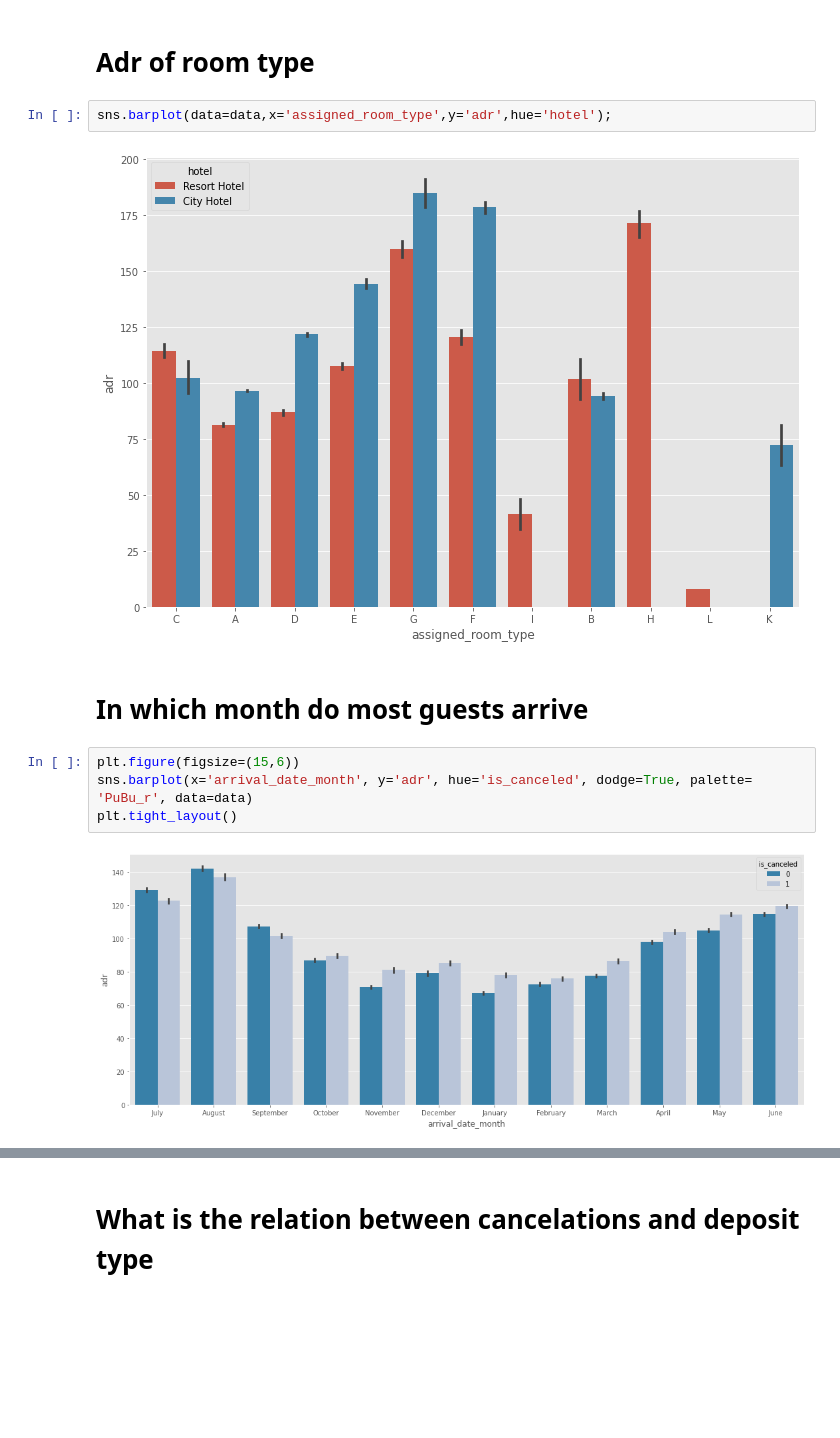
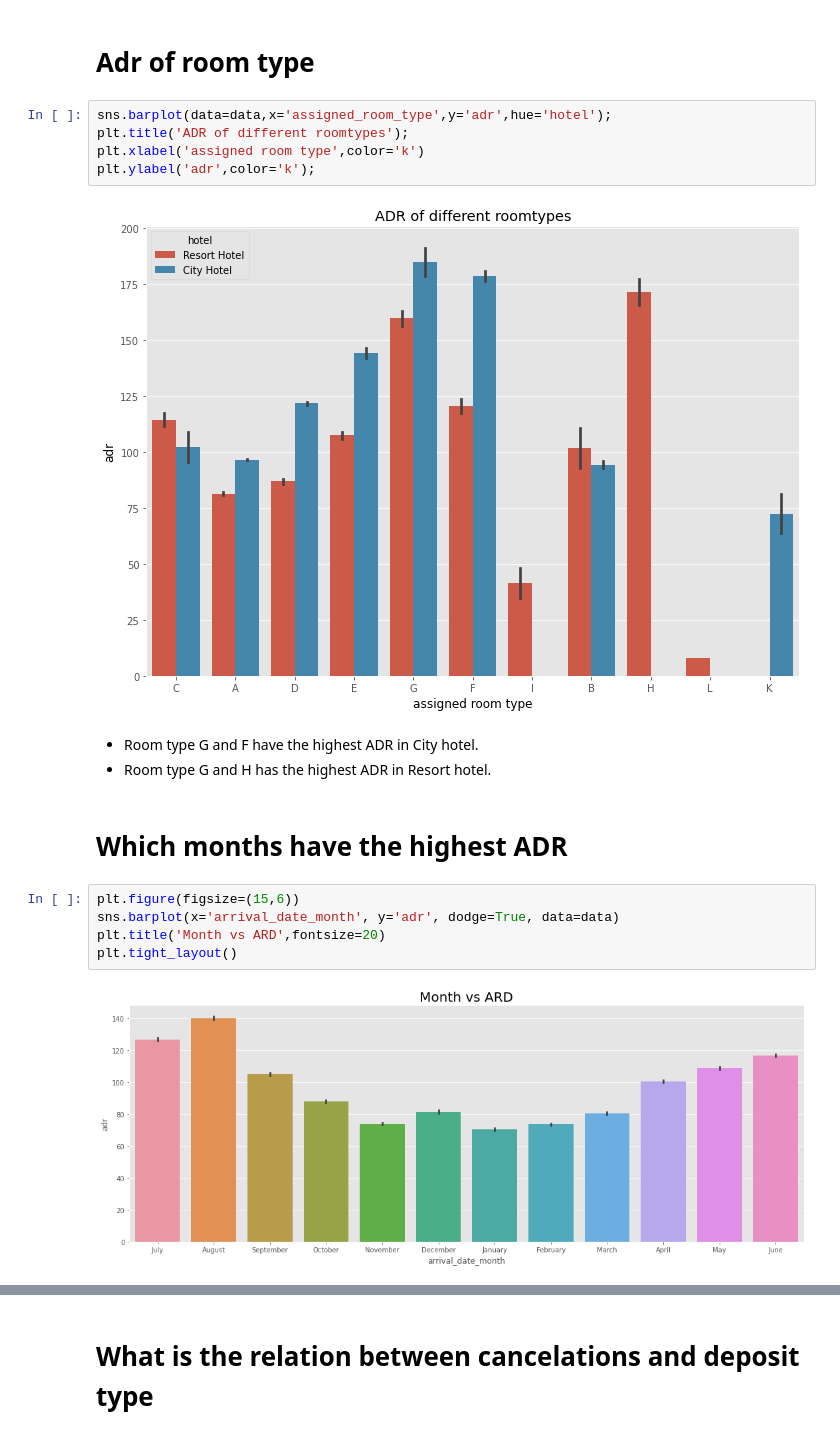
Before and after one commit to aynaval/Hotel-booking-analysis_EDA, a Jupyter notebook: EDA_Capstone_Project.ipynb, the cells around one changed output, grey strips where cells are left out. Cells and saved outputs as stored; diff of their text form; blank space fills up the shorter version.

```diff
--- a/EDA_Capstone_Project.ipynb
+++ b/EDA_Capstone_Project.ipynb
@@ -564,13 +662,20 @@ plt.tight_layout()
 # Adr of room type
 # %%
 sns.barplot(data=data,x='assigned_room_type',y='adr',hue='hotel');
+plt.title('ADR of different roomtypes');
+plt.xlabel('assigned room type',color='k')
+plt.ylabel('adr',color='k');
 # %% [output]
-[figure, old version]
+[figure, new version]
-# %% [markdown]
-# In which month do most guests arrive
+# %% [markdown]
+* Room type G and F have the highest ADR in City hotel.
+* Room type G and H has the highest ADR in Resort hotel.
+# %% [markdown]
+# Which months have the highest ADR
 # %%
 plt.figure(figsize=(15,6))
-sns.barplot(x='arrival_date_month', y='adr', hue='is_canceled', dodge=True, palette= 'PuBu_r', data=data)
+sns.barplot(x='arrival_date_month', y='adr', dodge=True, data=data)
+plt.title('Month vs ARD',fontsize=20)
 plt.tight_layout()
 # %% [output]
-[figure, old version]
+[figure, new version]
```
Also changed, not shown: parts of 114 cells of this notebook.
